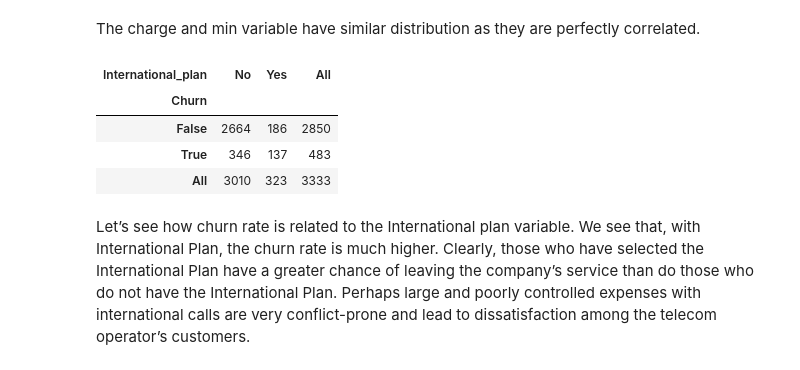
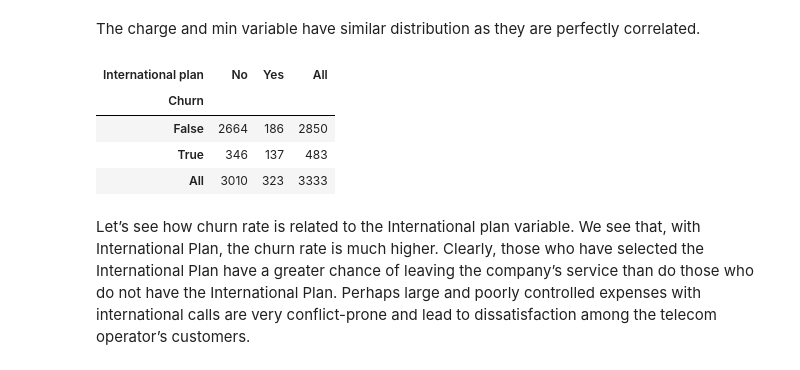
Before and after one commit to Aakash0505/CAPSTONE_1, a Jupyter notebook: Telecom_Churn_Analysis_Capstone_Project_AAKASH_AGRAWAL.ipynb, the cells around one changed output. Cells and saved outputs as stored; diff of their text form; code cells hidden in the pictures.

```diff
--- a/Telecom_Churn_Analysis_Capstone_Project_AAKASH_AGRAWAL.ipynb
+++ b/Telecom_Churn_Analysis_Capstone_Project_AAKASH_AGRAWAL.ipynb
@@ -126,8 +169,0 @@ because In data cleaning part spaces will show error
-# %%
-data.columns = ['State', 'Account_length', 'Area_code', 'International_plan',
-       'Voice_mail_plan', 'Number_vmail_messages', 'Total_day_minutes',
-       'Total_day_calls', 'Total_day_charge', 'Total_eve_minutes',
-       'Total_eve_calls', 'Total_eve_charge', 'Total_night_minutes',
-       'Total_night_calls', 'Total_night_charge', 'Total_intl_minutes',
-       'Total_intl_calls', 'Total_intl_charge', 'Customer_service_calls',
-       'Churn']
@@ -291,9 +326,9 @@ array([[<matplotlib.axes._subplots.AxesSubplot object at 0x...>,
 The charge and min variable have similar distribution as they are perfectly correlated.
 # %%
 # International Plan
-pd.crosstab(data1['Churn'], data1["International_plan"], margins=True)
+pd.crosstab(data['Churn'], data["International plan"], margins=True)
 # %% [output]
-| International_plan | No | Yes | All |
+| International plan | No | Yes | All |
 | Churn |  |  |  |
 | False | 2664 | 186 | 2850 |
 | True | 346 | 137 | 483 |
```
Also changed, not shown: parts of 56 cells of this notebook.
